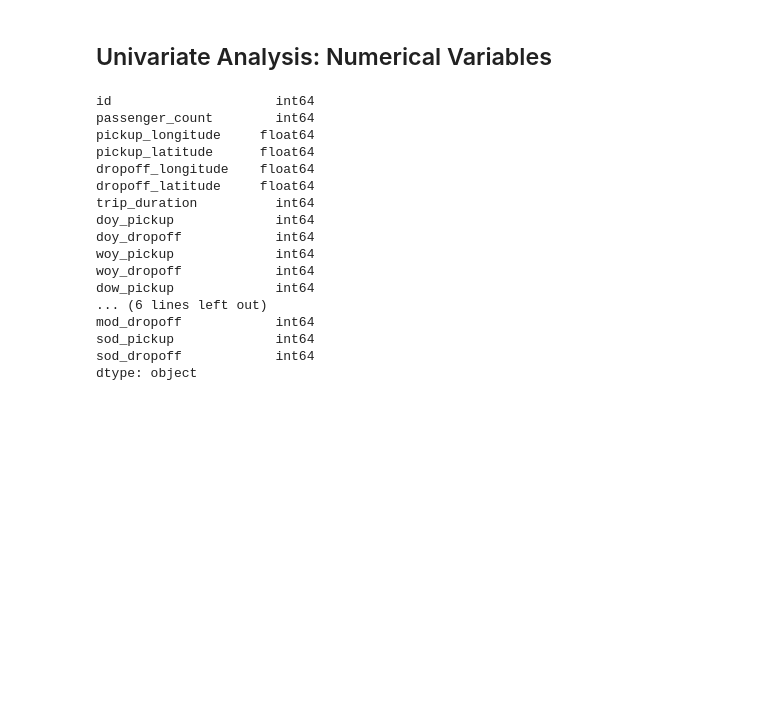
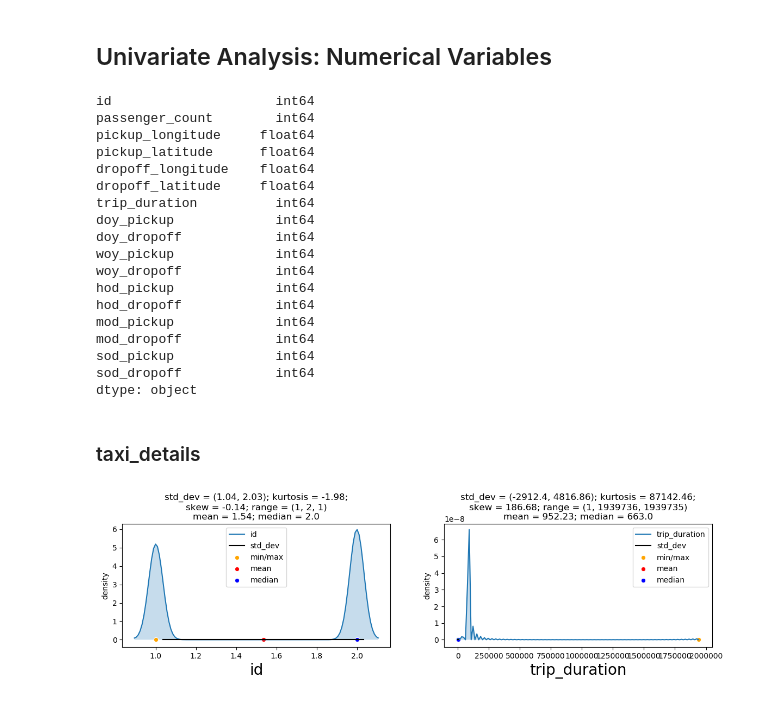
Before and after one commit to oluwafemiomitusa/NYC-Taxi-Trip-Duration, a Jupyter notebook: EDA.ipynb, the cells around one changed output. Drawn from its saved outputs; the diff is of its cells as text; code cells hidden in the pictures; blank space fills up the shorter version.

```diff
--- a/EDA.ipynb
+++ b/EDA.ipynb
@@ -240,0 +253,5 @@ pickup_datetime and dropoff_datetime have bee dropped using data = data.drop(col
+# %%
+data['dow_pickup'] = data['dow_pickup'].astype('category')
+data['dow_dropoff'] = data['dow_dropoff'].astype('category')
+data['moy_pickup'] = data['moy_pickup'].astype('category')
+data['moy_dropoff'] = data['moy_dropoff'].astype('category')
@@ -255,19 +292,19 @@ doy_pickup             int64
 doy_dropoff            int64
 woy_pickup             int64
 woy_dropoff            int64
-dow_pickup             int64
-... (6 lines left out)
+hod_pickup             int64
+hod_dropoff            int64
+mod_pickup             int64
 mod_dropoff            int64
 sod_pickup             int64
 sod_dropoff            int64
 dtype: object
 # %%
 # seggregating variables into groups
-customer_details = ['customer_id','age','vintage']
-current_month = ['current_balance','current_month_credit','current_month_debit','current_month_balance']
-previous_month = ['previous_month_end_balance','previous_month_credit','previous_month_debit','previous_month_balance']
-previous_quarters = ['average_monthly_balance_prevQ','average_monthly_balance_prevQ2']
-pickup_date = ['doy_pickup','woy_pickup','moy_pickup','dow_pickup']
-dropoff_date = ['doy_dropoff','woy_dropoff','moy_dropoff','dow_dropoff']
+taxi_details = ['id','trip_duration']
+longitude = ['pickup_longitude', 'dropoff_longitude']
+latitude = ['pickup_latitude','dropoff_latitude']
+pickup_date = ['doy_pickup','woy_pickup']
+dropoff_date = ['doy_dropoff','woy_dropoff']
 pickup_time = ['hod_pickup','mod_pickup','sod_pickup']
 dropoff_time = ['hod_dropoff','mod_dropoff','sod_dropoff']
@@ -273,0 +356,6 @@ dropoff_time = ['hod_dropoff','mod_dropoff','sod_dropoff']
+# %% [markdown]
+### taxi_details
+# %%
+UVA_numeric(data,taxi_details)
+# %% [output]
+[figure, added]
```
Also changed, not shown: parts of 50 cells of this notebook.
